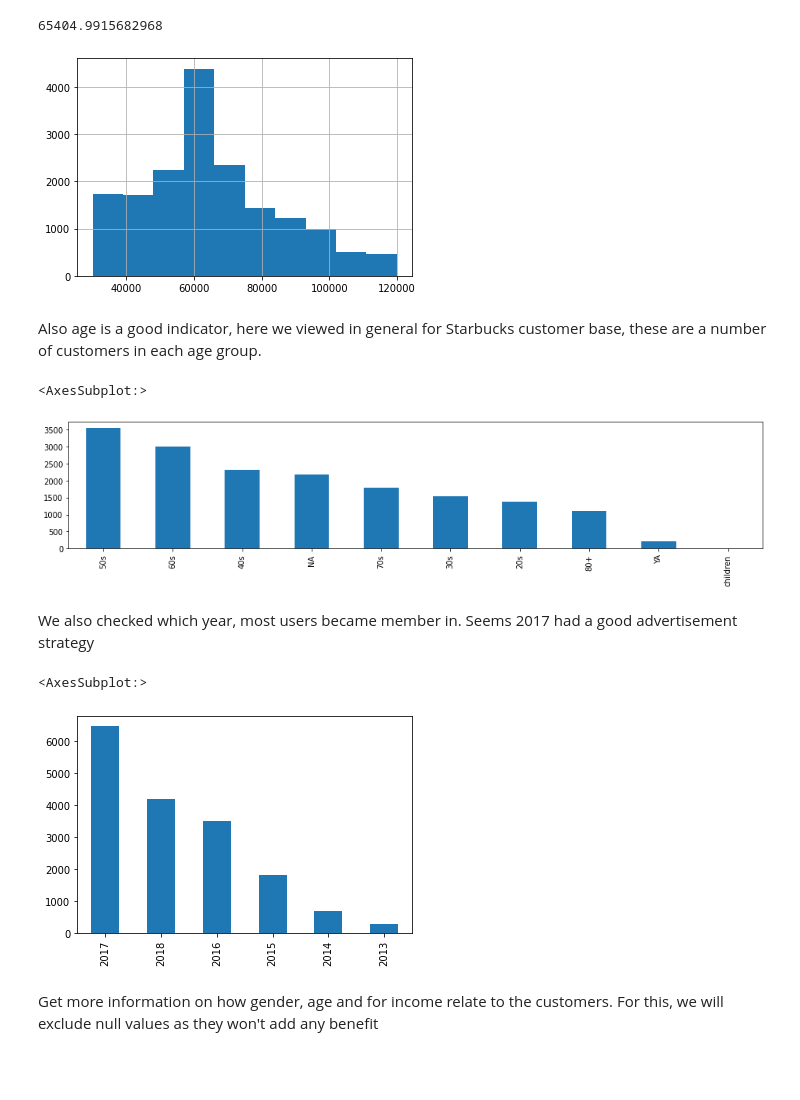
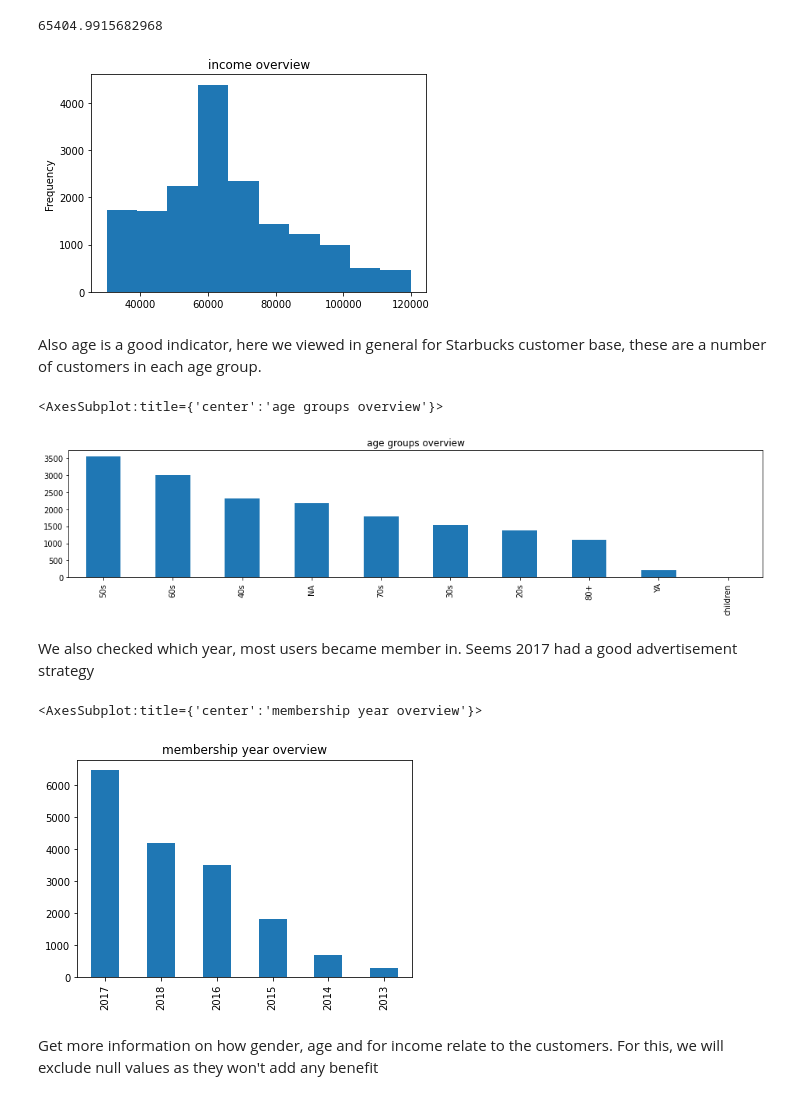
Before and after one commit to wandki/DSND-Capstone-Porject-Starbucks, a Jupyter notebook: Starbucks_Capstone_notebook.ipynb, the cells around one changed output. Drawn from its saved outputs; the diff is of its cells as text; code cells hidden in the pictures; blank space fills up the shorter version.

```diff
--- a/Starbucks_Capstone_notebook.ipynb
+++ b/Starbucks_Capstone_notebook.ipynb
@@ -326,23 +324,23 @@ profile.income.mean()
 # %% [output]
 65404.9915682968
 # %%
-profile.income.hist();
+profile.income.plot(kind='hist',title='income overview');
 # %% [output]
-[figure, old version]
+[figure, new version]
 # %% [markdown]
 Also age is a good indicator, here we viewed in general for Starbucks customer base, these are a number of customers in each age group.
 # %%
-profile.age.value_counts().plot(kind='bar', figsize=(16,3))
+profile.age.value_counts().plot(kind='bar', figsize=(16,3), title='age groups overview')
 # %% [output]
-<AxesSubplot:>
+<AxesSubplot:title={'center':'age groups overview'}>
-[figure, old version]
+[figure, new version]
 # %% [markdown]
 We also checked which year, most users became member in. Seems 2017 had a good advertisement strategy
 # %%
-profile.year.value_counts().plot(kind='bar')
+profile.year.value_counts().plot(kind='bar', title='membership year overview')
 # %% [output]
-<AxesSubplot:>
+<AxesSubplot:title={'center':'membership year overview'}>
-[figure, old version]
+[figure, new version]
 # %% [markdown]
 Get more information on how gender, age and for income relate to the customers. For this, we will exclude null values as they won't add any benefit
 # %%
```
Also changed, not shown: parts of 16 cells of this notebook.
